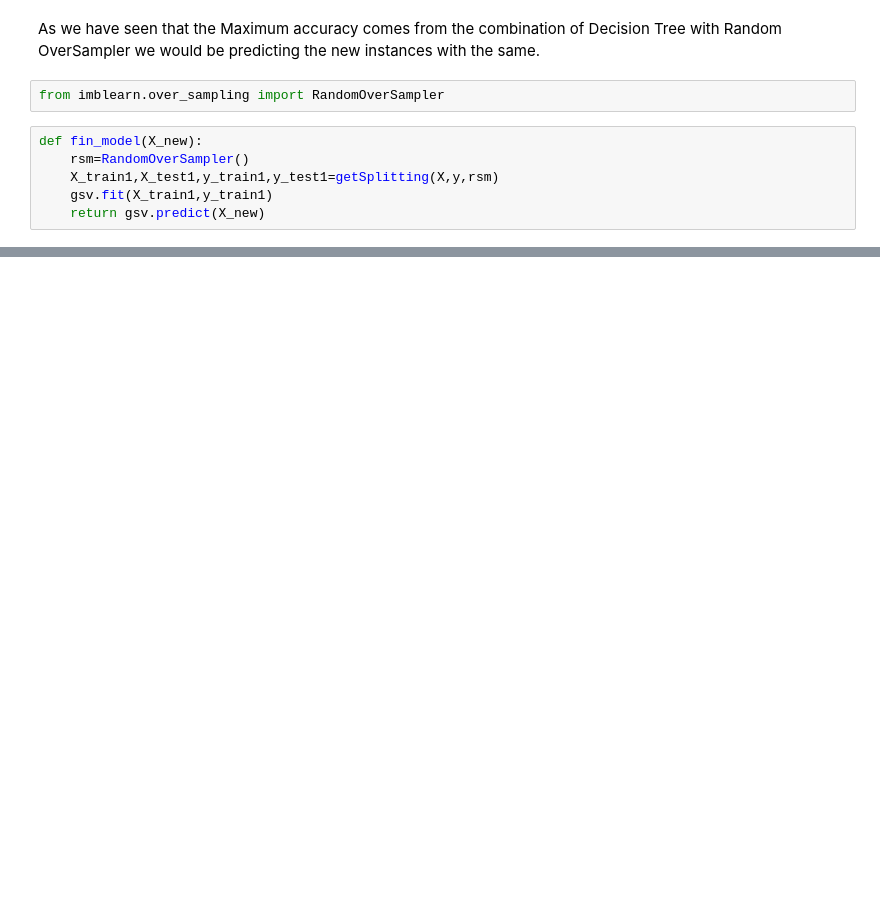
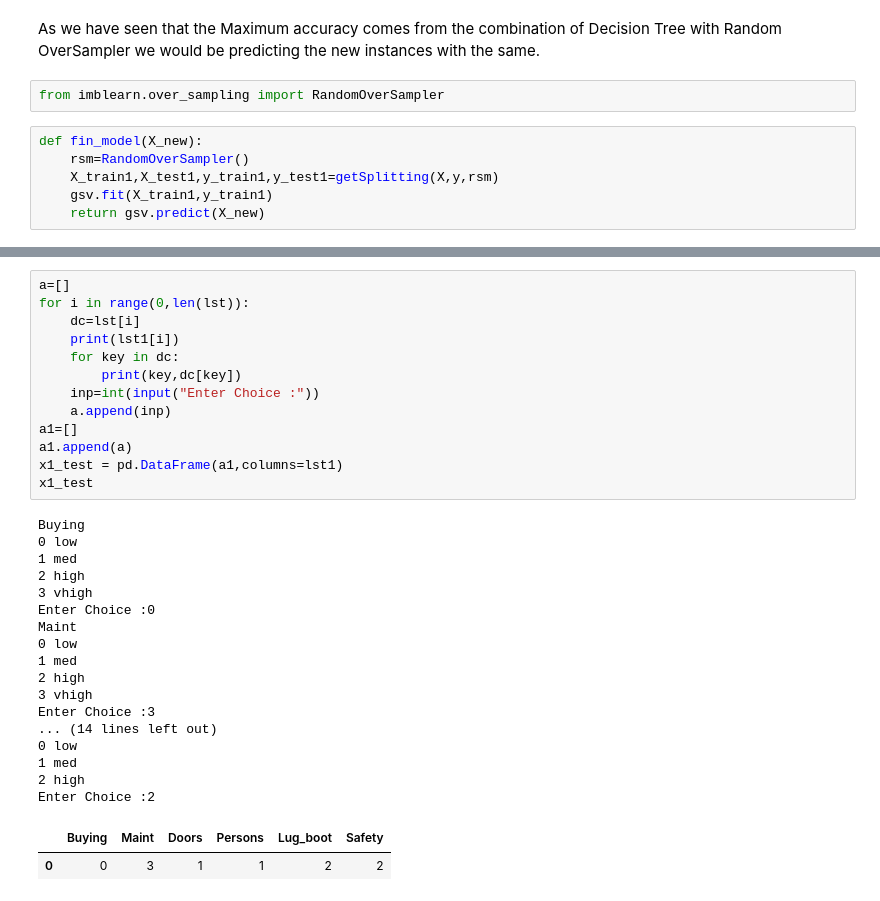
Before and after one commit to dhruvil-shah/ML-Term-Assignment, a Jupyter notebook: model.ipynb, the cells around one changed output, grey strips where cells are left out. Cells and saved outputs as stored; diff of their text form; blank space fills up the shorter version.

```diff
--- a/model.ipynb
+++ b/model.ipynb
@@ -451,0 +489,33 @@ def fin_model(X_new):
+# %%
+a=[]
+for i in range(0,len(lst)):
+    dc=lst[i]
+    print(lst1[i])
+    for key in dc:
+        print(key,dc[key])
+    inp=int(input("Enter Choice :"))
+    a.append(inp)
+a1=[]
+a1.append(a)
+x1_test = pd.DataFrame(a1,columns=lst1)
+x1_test
+# %% [output]
+Buying
+0 low
+1 med
+2 high
+3 vhigh
+Enter Choice :0
+Maint
+0 low
+1 med
+2 high
+3 vhigh
+Enter Choice :3
+... (14 lines left out)
+0 low
+1 med
+2 high
+Enter Choice :2
+|  | Buying | Maint | Doors | Persons | Lug_boot | Safety |
+| 0 | 0 | 3 | 1 | 1 | 2 | 2 |
```
Also changed, not shown: parts of 26 cells of this notebook, 4 other files.
